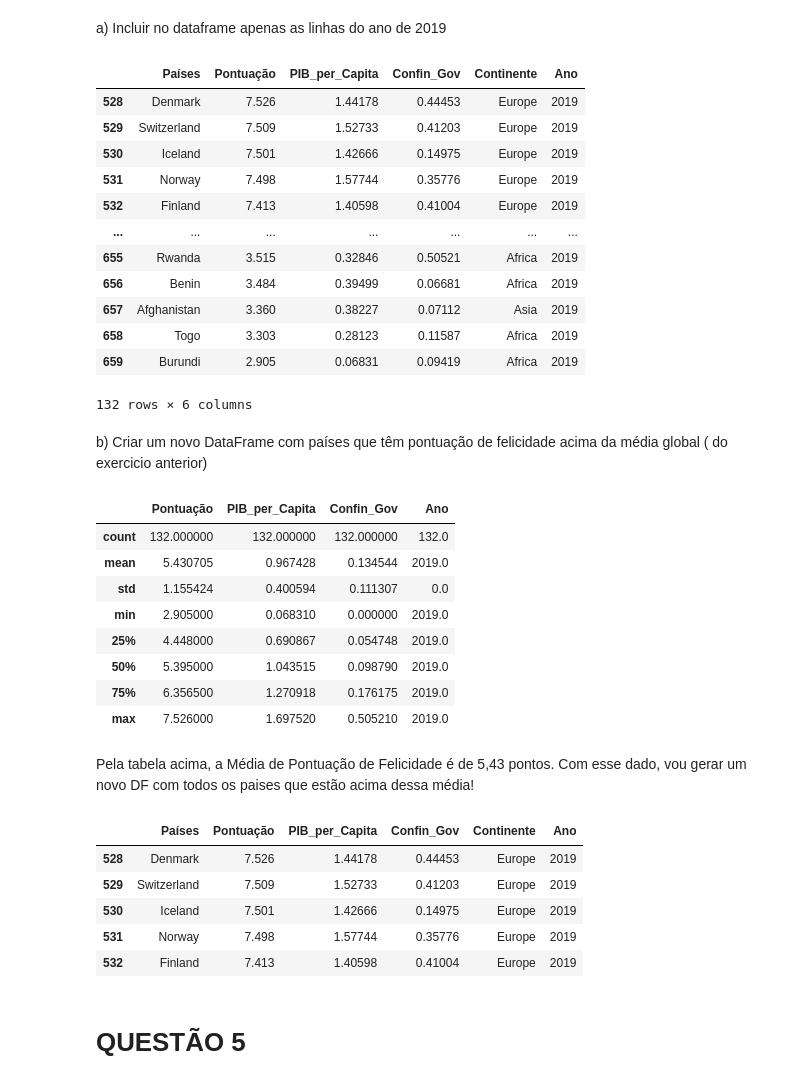
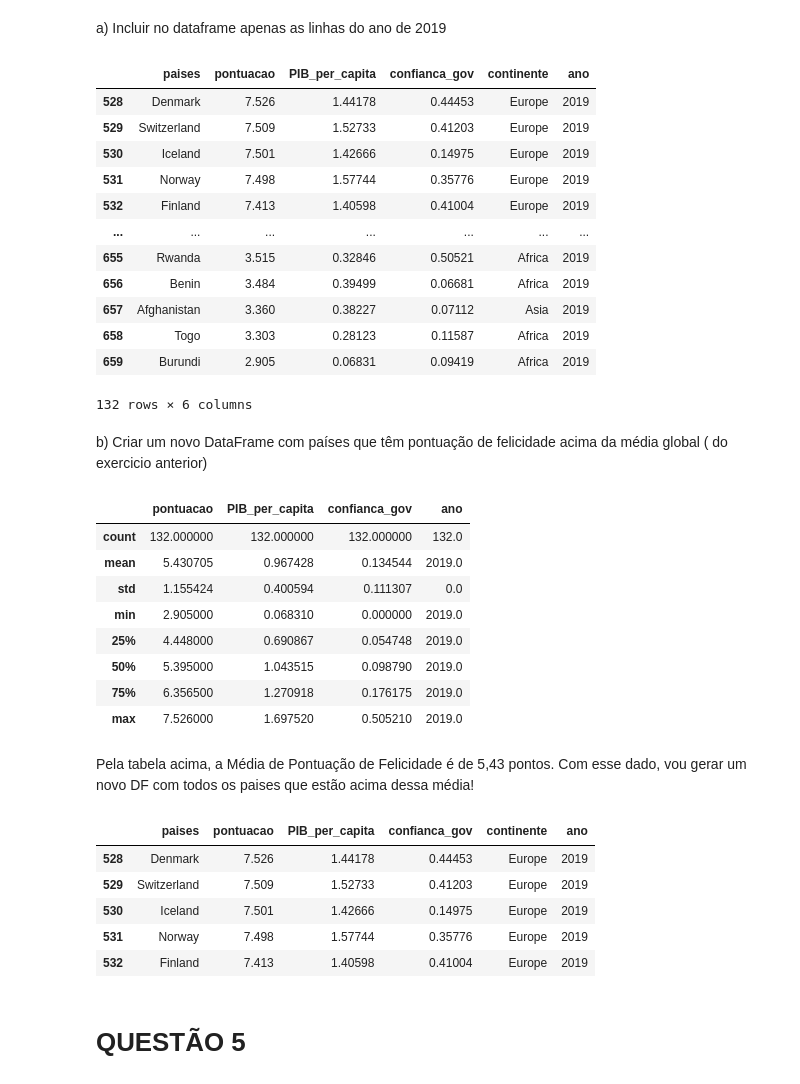
Before and after one commit to tiagocazali/FEAdev, a Jupyter notebook: Lista_5.ipynb, the cells around one changed output. Cells and saved outputs as stored; diff of their text form; code cells hidden in the pictures.

```diff
--- a/Lista_5.ipynb
+++ b/Lista_5.ipynb
@@ -142,9 +167,9 @@ Renomeie as colunas para torná-las mais descritivas. Por exemplo, renomeie "Sco
 # %%
-dados_df.rename(columns={"happiness_score": "Pontuação",
-                         "Country": "Países",
-                         "gdp_per_capita": "PIB_per_Capita",
-                         "government_trust": "Confin_Gov",
-                         "continent": "Continente",
-                         "Year": "Ano"}, inplace=True)
+dados_df.rename(columns={"happiness_score": "pontuacao",
+                         "Country": "paises",
+                         "gdp_per_capita": "PIB_per_capita",
+                         "government_trust": "confianca_gov",
+                         "continent": "continente",
+                         "Year": "ano"}, inplace=True)
 display(dados_df)
 # %% [output]
@@ -186,10 +211,10 @@ Vamos usar somente o ano de 2019 para facilitar a análise.
 # %% [markdown]
 a) Incluir no dataframe apenas as linhas do ano de 2019
 # %%
-dados_2019 = dados_df.loc[dados_df["Ano"] == 2019]
+dados_2019 = dados_df.loc[dados_df["ano"] == 2019]
 display(dados_2019)
 # %% [output]
-|  | Países | Pontuação | PIB_per_Capita | Confin_Gov | Continente | Ano |
+|  | paises | pontuacao | PIB_per_capita | confianca_gov | continente | ano |
 | 528 | Denmark | 7.526 | 1.44178 | 0.44453 | Europe | 2019 |
 | 529 | Switzerland | 7.509 | 1.52733 | 0.41203 | Europe | 2019 |
 | 530 | Iceland | 7.501 | 1.42666 | 0.14975 | Europe | 2019 |
@@ -207,7 +232,7 @@ b) Criar um novo DataFrame com países que têm pontuação de felicidade acima
 # %%
 dados_2019.describe()
 # %% [output]
-|  | Pontuação | PIB_per_Capita | Confin_Gov | Ano |
+|  | pontuacao | PIB_per_capita | confianca_gov | ano |
 | count | 132.000000 | 132.000000 | 132.000000 | 132.0 |
 | mean | 5.430705 | 0.967428 | 0.134544 | 2019.0 |
 | std | 1.155424 | 0.400594 | 0.111307 | 0.0 |
@@ -219,10 +244,10 @@ dados_2019.describe()
 # %% [markdown]
 Pela tabela acima, a Média de Pontuação de Felicidade é de 5,43 pontos. Com esse dado, vou gerar um novo DF com todos os paises que estão acima dessa média!
 # %%
-dados_2019 = dados_2019[dados_2019["Pontuação"] >= 5.43]
-display(dados_2019.head())
+dados_2019_acima_media = dados_2019[dados_2019["pontuacao"] >= 5.43]
+display(dados_2019_acima_media.head())
 # %% [output]
-|  | Países | Pontuação | PIB_per_Capita | Confin_Gov | Continente | Ano |
+|  | paises | pontuacao | PIB_per_capita | confianca_gov | continente | ano |
 | 528 | Denmark | 7.526 | 1.44178 | 0.44453 | Europe | 2019 |
 | 529 | Switzerland | 7.509 | 1.52733 | 0.41203 | Europe | 2019 |
 | 530 | Iceland | 7.501 | 1.42666 | 0.14975 | Europe | 2019 |
```
Also changed, not shown: parts of 24 cells of this notebook.
